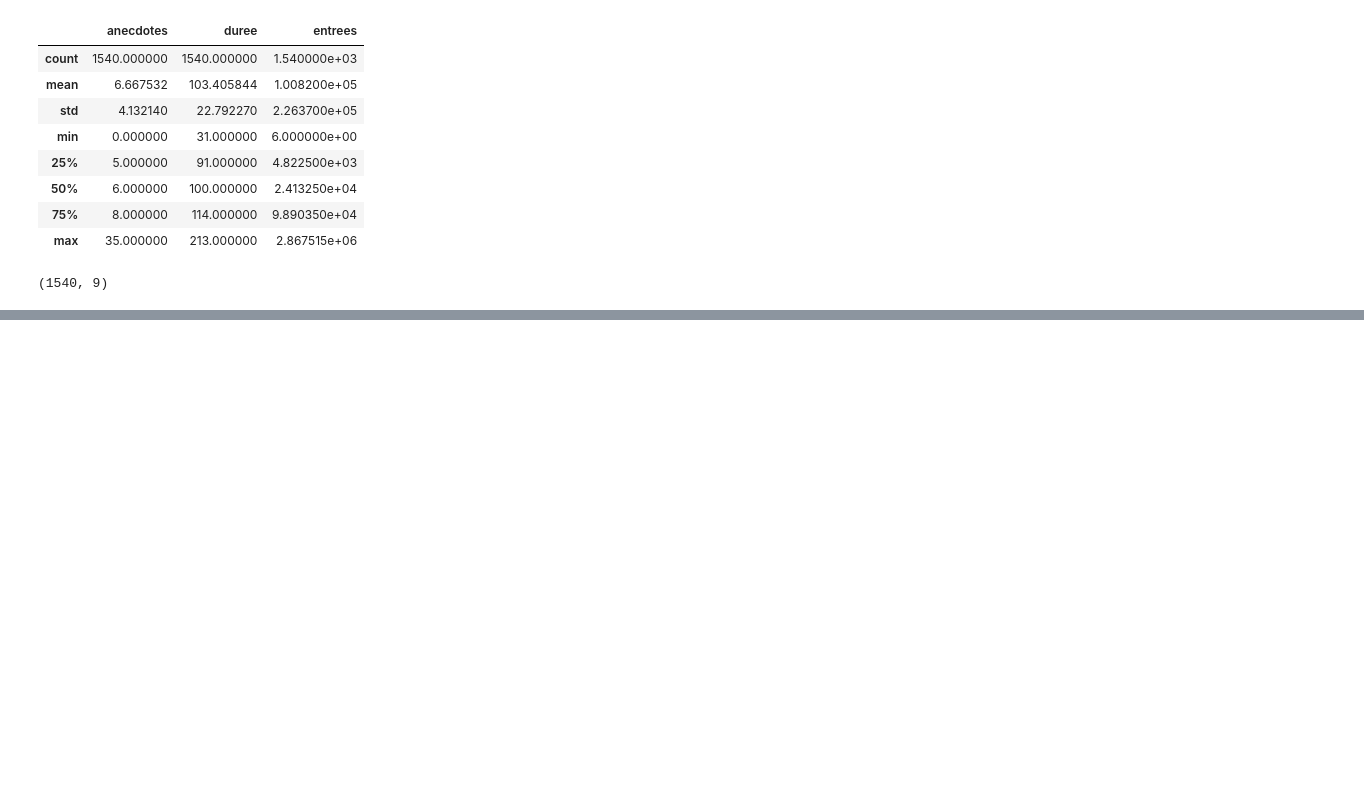
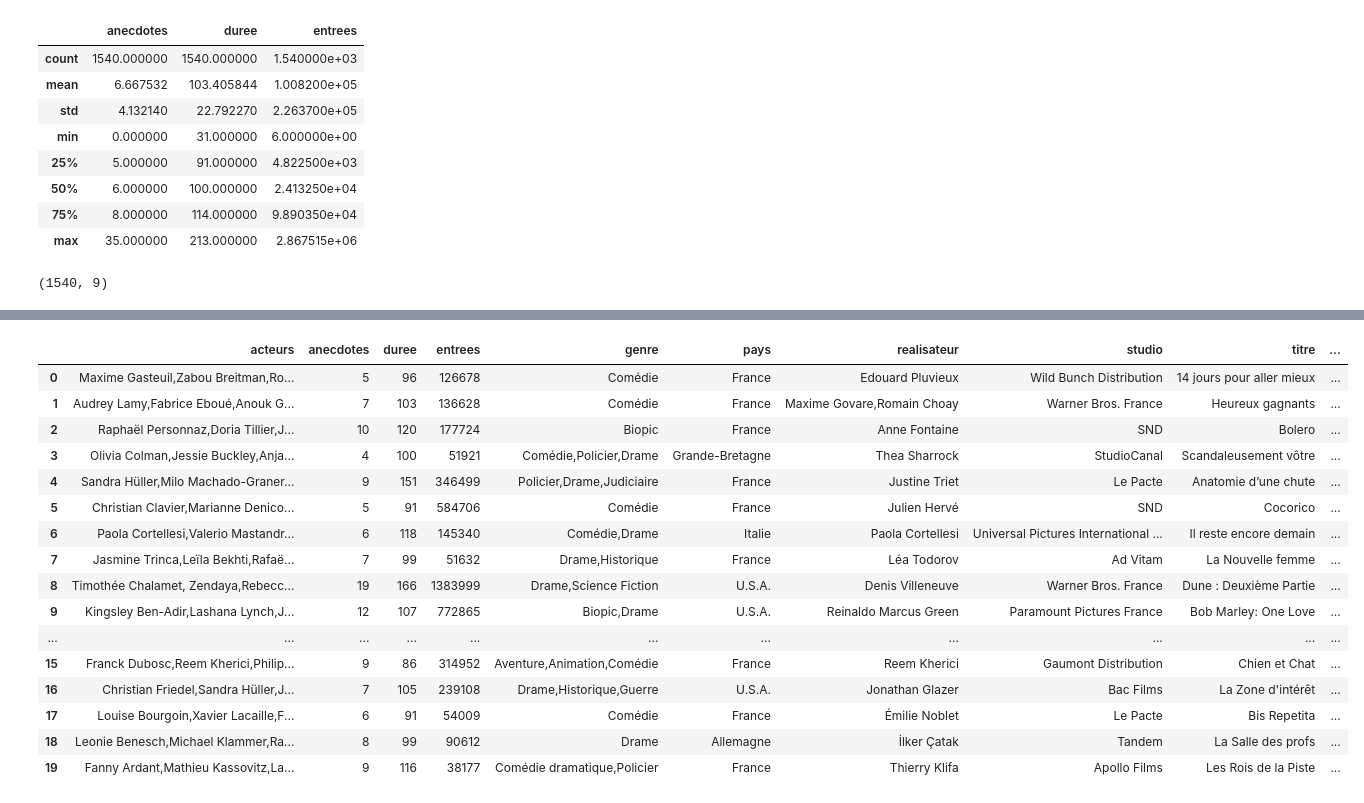
Before and after one commit to Melobgn/cinema_prediction, a Jupyter notebook: feature_engineering.ipynb, the cells around one changed output, grey strips where cells are left out. Cells and saved outputs as stored; diff of their text form; code cells hidden in the pictures; blank space fills up the shorter version.

```diff
--- a/feature_engineering.ipynb
+++ b/feature_engineering.ipynb
@@ -113,0 +156,20 @@ Name: Nb_Acteurs_Liste, dtype: float64
+# %%
+df.head(20)
+# %% [output]
+|  | acteurs | anecdotes | duree | entrees | genre | pays | realisateur | studio | titre | ... |
+| 0 | Maxime Gasteuil,Zabou Breitman,Ro... | 5 | 96 | 126678 | Comédie | France | Edouard Pluvieux | Wild Bunch Distribution | 14 jours pour aller mieux | ... |
+| 1 | Audrey Lamy,Fabrice Eboué,Anouk G... | 7 | 103 | 136628 | Comédie | France | Maxime Govare,Romain Choay | Warner Bros. France | Heureux gagnants | ... |
+| 2 | Raphaël Personnaz,Doria Tillier,J... | 10 | 120 | 177724 | Biopic | France | Anne Fontaine | SND | Bolero | ... |
+| 3 | Olivia Colman,Jessie Buckley,Anja... | 4 | 100 | 51921 | Comédie,Policier,Drame | Grande-Bretagne | Thea Sharrock | StudioCanal | Scandaleusement vôtre | ... |
+| 4 | Sandra Hüller,Milo Machado-Graner... | 9 | 151 | 346499 | Policier,Drame,Judiciaire | France | Justine Triet | Le Pacte | Anatomie d’une chute | ... |
+| 5 | Christian Clavier,Marianne Denico... | 5 | 91 | 584706 | Comédie | France | Julien Hervé | SND | Cocorico | ... |
+| 6 | Paola Cortellesi,Valerio Mastandr... | 6 | 118 | 145340 | Comédie,Drame | Italie | Paola Cortellesi | Universal Pictures International ... | Il reste encore demain | ... |
+| 7 | Jasmine Trinca,Leïla Bekhti,Rafaë... | 7 | 99 | 51632 | Drame,Historique | France | Léa Todorov | Ad Vitam | La Nouvelle femme | ... |
+| 8 | Timothée Chalamet, Zendaya,Rebecc... | 19 | 166 | 1383999 | Drame,Science Fiction | U.S.A. | Denis Villeneuve | Warner Bros. France | Dune : Deuxième Partie | ... |
+| 9 | Kingsley Ben-Adir,Lashana Lynch,J... | 12 | 107 | 772865 | Biopic,Drame | U.S.A. | Reinaldo Marcus Green | Paramount Pictures France | Bob Marley: One Love | ... |
+| ... | ... | ... | ... | ... | ... | ... | ... | ... | ... | ... |
+| 15 | Franck Dubosc,Reem Kherici,Philip... | 9 | 86 | 314952 | Aventure,Animation,Comédie | France | Reem Kherici | Gaumont Distribution | Chien et Chat | ... |
+| 16 | Christian Friedel,Sandra Hüller,J... | 7 | 105 | 239108 | Drame,Historique,Guerre | U.S.A. | Jonathan Glazer | Bac Films | La Zone d'intérêt | ... |
+| 17 | Louise Bourgoin,Xavier Lacaille,F... | 6 | 91 | 54009 | Comédie | France | Émilie Noblet | Le Pacte | Bis Repetita | ... |
+| 18 | Leonie Benesch,Michael Klammer,Ra... | 8 | 99 | 90612 | Drame | Allemagne | İlker Çatak | Tandem | La Salle des profs | ... |
+| 19 | Fanny Ardant,Mathieu Kassovitz,La... | 9 | 116 | 38177 | Comédie dramatique,Policier | France | Thierry Klifa | Apollo Films | Les Rois de la Piste | ... |
```
Also changed, not shown: parts of 8 cells of this notebook, 1 other file.
